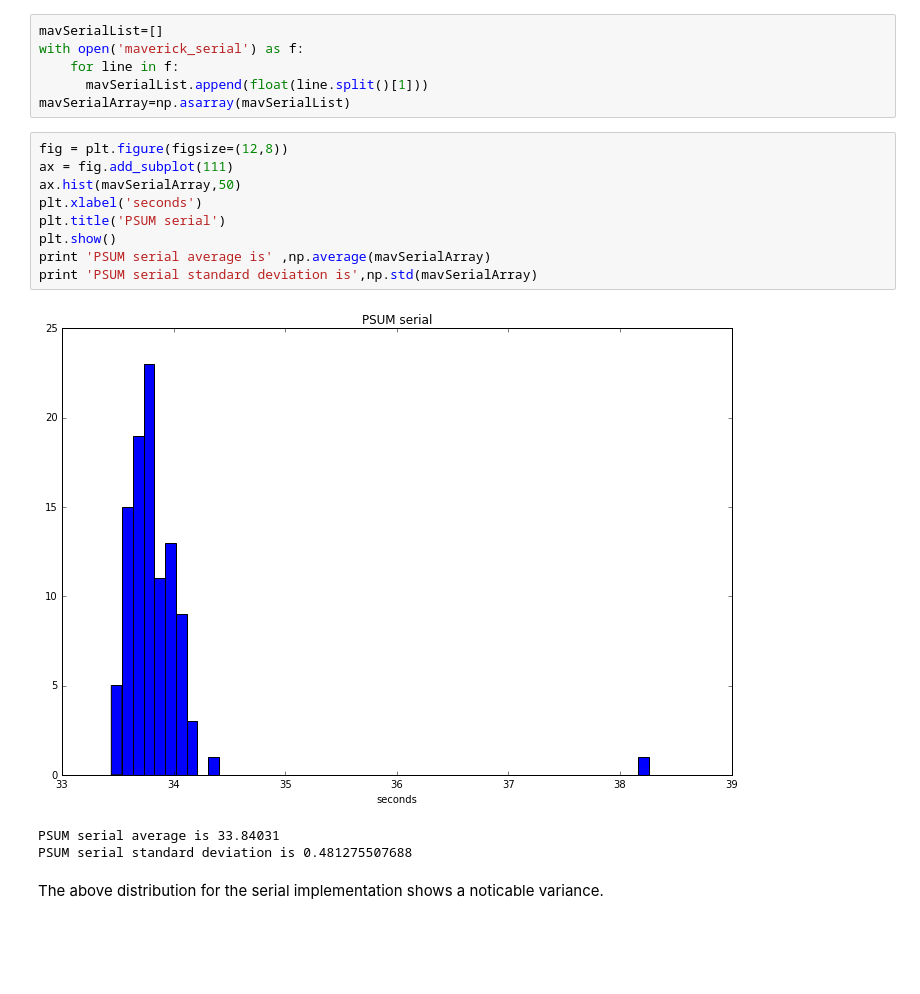
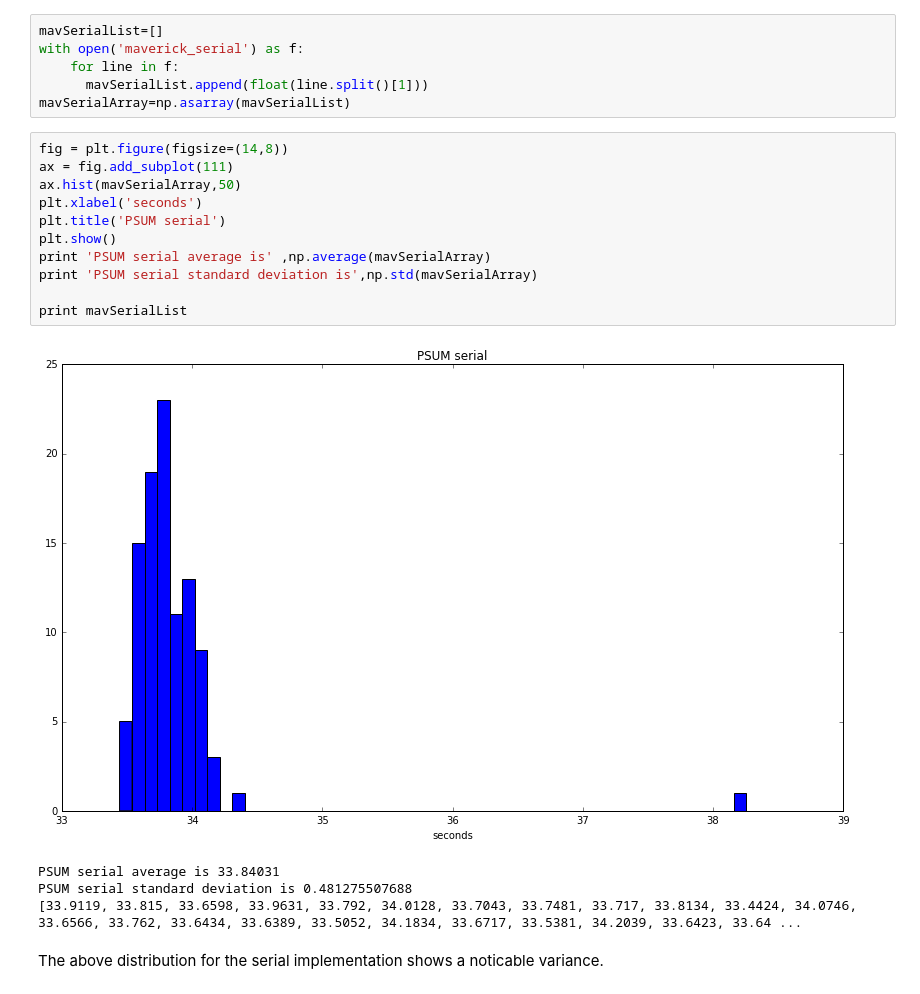
Before and after one commit to ParaToolsInc/benchmarks, a Jupyter notebook: threading/tacc_1/run2_data/histogramPsum.ipynb, the cells around one changed output. Cells and saved outputs as stored; diff of their text form; blank space fills up the shorter version.

```diff
--- a/threading/tacc_1/run2_data/histogramPsum.ipynb
+++ b/threading/tacc_1/run2_data/histogramPsum.ipynb
@@ -22,18 +22,21 @@ with open('maverick_serial') as f:
       mavSerialList.append(float(line.split()[1]))
 mavSerialArray=np.asarray(mavSerialList)
 # %%
-fig = plt.figure(figsize=(12,8))
+fig = plt.figure(figsize=(14,8))
 ax = fig.add_subplot(111)
 ax.hist(mavSerialArray,50)
 plt.xlabel('seconds')
 plt.title('PSUM serial')
 plt.show()
 print 'PSUM serial average is' ,np.average(mavSerialArray)
 print 'PSUM serial standard deviation is',np.std(mavSerialArray)
+
+print mavSerialList
 # %% [output]
-[figure, old version]
+[figure, new version]
 PSUM serial average is 33.84031
 PSUM serial standard deviation is 0.481275507688
+[33.9119, 33.815, 33.6598, 33.9631, 33.792, 34.0128, 33.7043, 33.7481, 33.717, 33.8134, 33.4424, 34.0746, 33.6566, 33.762, 33.6434, 33.6389, 33.5052, 34.1834, 33.6717, 33.5381, 34.2039, 33.6423, 33.64 ...
 # %% [markdown]
 The above distribution for the serial implementation shows a noticable variance.
 # %%
```
Also changed, not shown: parts of 1 cell of this notebook, 1 other file.
